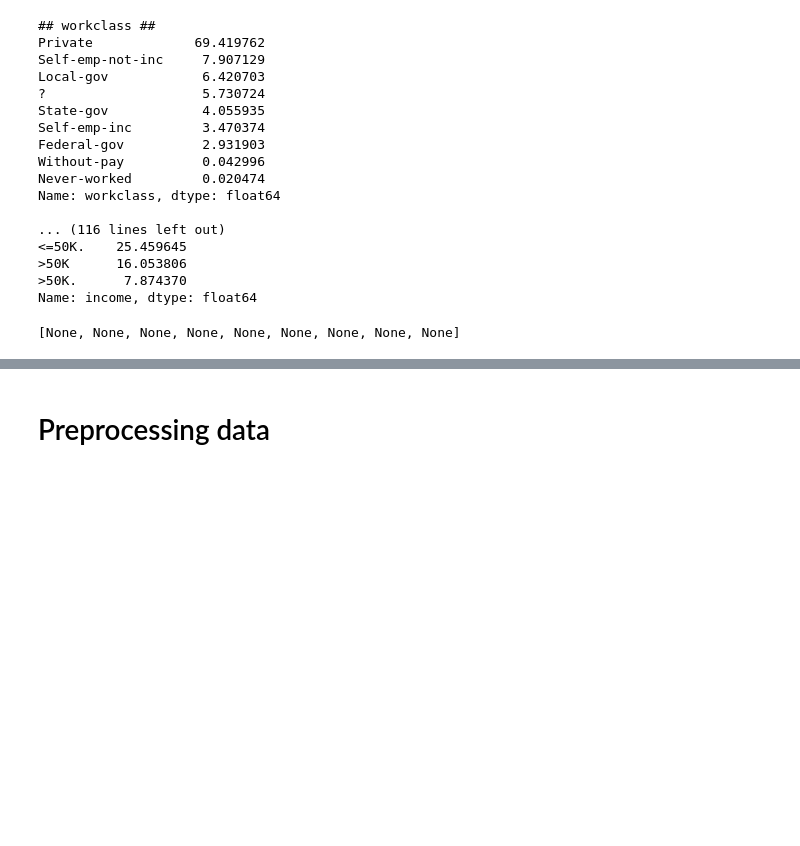
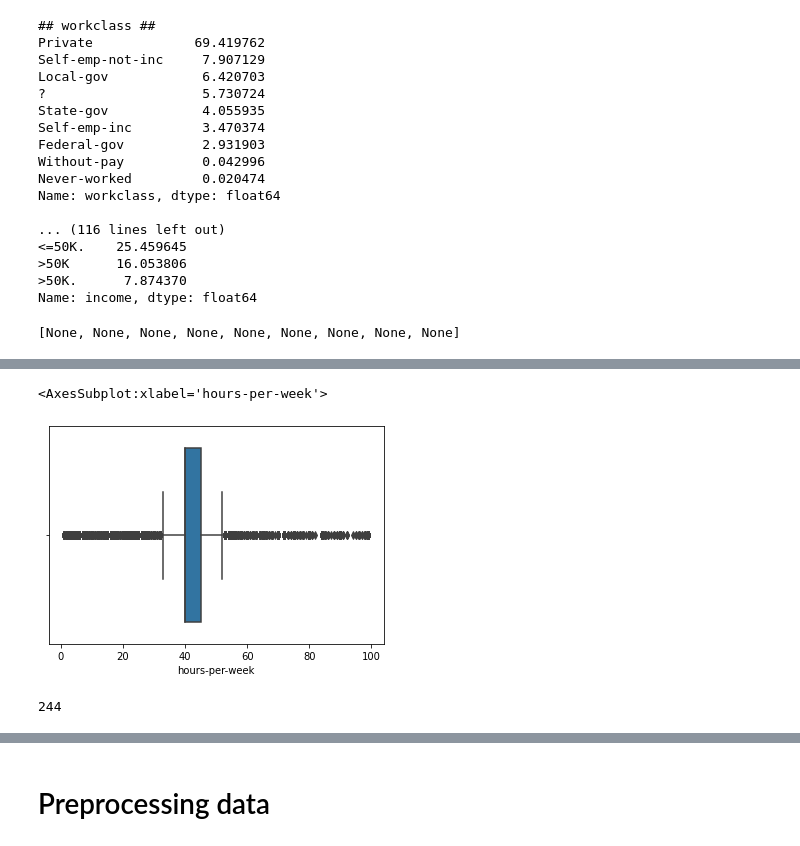
Before and after one commit to CatarinaGomes/PCS5024, a Jupyter notebook: project_01/uci-adult-repository.ipynb, the cells around one changed output, grey strips where cells are left out. Drawn from its saved outputs; the diff is of its cells as text; code cells hidden in the pictures; blank space fills up the shorter version.

```diff
--- a/project_01/uci-adult-repository.ipynb
+++ b/project_01/uci-adult-repository.ipynb
@@ -167,0 +205,9 @@ dtype: bool
+# %%
+sns.boxplot(x=df['capital-gain'])
+# %% [output]
+<AxesSubplot:xlabel='hours-per-week'>
+[figure, added]
+# %%
+sum(df['capital-gain'] > 80000) # Verify observations that reported capital-gain > 80k
+# %% [output]
+244
```
Also changed, not shown: parts of 19 cells of this notebook.
